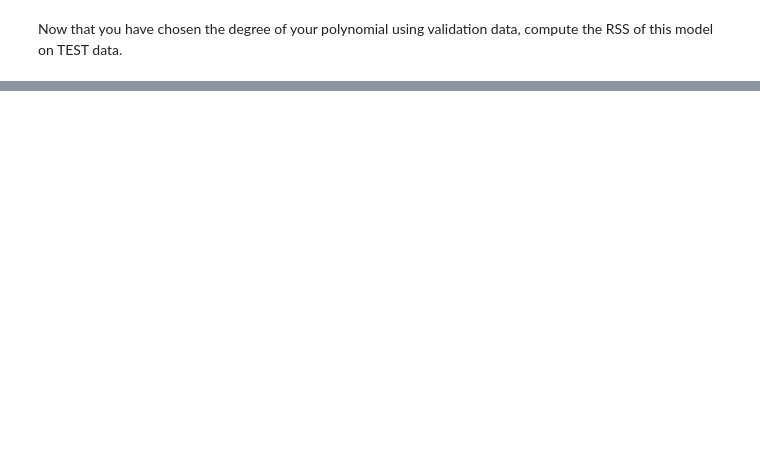
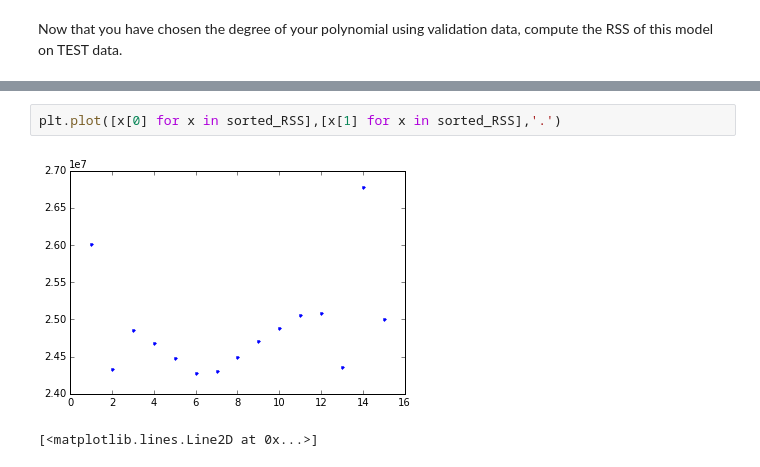
Before and after one commit to ahsanijaz/DataScienceWorkshops, a Jupyter notebook: ipythonNotebooks/modelComplexity.ipynb, the cells around one changed output, grey strips where cells are left out. Saved outputs shown, nothing was run; the diff lists cells and outputs as text; blank space fills up the shorter version.

```diff
--- a/ipythonNotebooks/modelComplexity.ipynb
+++ b/ipythonNotebooks/modelComplexity.ipynb
@@ -385,0 +410,5 @@ selected_model = graphlab.linear_regression
+# %%
+plt.plot([x[0] for x in sorted_RSS],[x[1] for x in sorted_RSS],'.')
+# %% [output]
+[figure, added]
+[<matplotlib.lines.Line2D at 0x...>]
```
Also changed, not shown: parts of 14 cells of this notebook, 12 other files.
